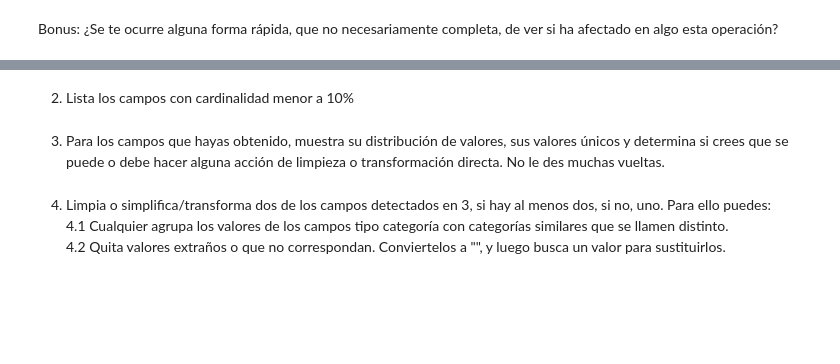
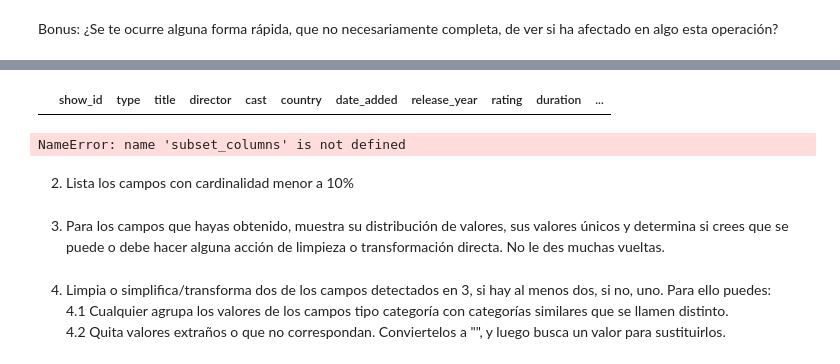
Before and after one commit to Fredmulato93/ONLINE_DS_THEBRIDGE_FRED_MULATO_93, a Jupyter notebook: 03_Analisis_de_Datos/Sprint_05/Unidad_01/Practica_Obligatoria/18_Practica_Obligatoria_ETL.ipynb, the cells around one changed output, grey strips where cells are left out. Cells and saved outputs as stored; diff of their text form; code cells hidden in the pictures; blank space fills up the shorter version.

```diff
--- a/03_Analisis_de_Datos/Sprint_05/Unidad_01/Practica_Obligatoria/18_Practica_Obligatoria_ETL.ipynb
+++ b/03_Analisis_de_Datos/Sprint_05/Unidad_01/Practica_Obligatoria/18_Practica_Obligatoria_ETL.ipynb
@@ -121,6 +126,6 @@ print(cardinalidad_show_id)
 cardinalidad = {}
 
 for columna in df.columns:
-    cardinalidad[columna] = df[columna].nunique()/len(df)*100
+    cardinalidad[columna] = round(df[columna].nunique()/len(df)*100)
 print(cardinalidad)
 # %% [output]
@@ -171,3 +193,9 @@ El primer paso en la limpieza es intentar detectar que campos están "sucios", u
 Vamos a hacer un pequeño análisis siguiendo las pautas anteriores pero sin profundizar en ellas, en tu EDA sí que tendrás que hacerlo. Para ello nos vamos a centrar en los campos con cardinalidad menor que un 10% (el resto requiere un análsis mucho más exahustivo que se nos va fuera del alcance de la práctica, pero, repito en tu EDA tendrás que hacerlo)
 # %% [markdown]
 1. Antes de centrarnos en esos campos, quita los espacios en blanco que pueda haber antes o después de cada valor string. (utiliza el método de cadenas de pandas, `strip`). Por ejemplo (como guía pero no como única solución) recorre con un for el nombre de las columnas y ve aplicando el método columna a columna. Pero puedes hacerlo como tú quieras, claro.
+# %%
+for columna in df.columns:
+    if df[columna].dtype == "o":
+        df[columna] = df[columna].str.strip()
+
+df
@@ -176,2 +231,13 @@ Bonus: ¿Se te ocurre alguna forma rápida, que no necesariamente completa, de v
+# %%
+df.title.drop_duplicates(keep="first", inplace =True)
+# %%
+df.loc[df.title.duplicated(keep= "first")] == False
+# %% [output]
+|  | show_id | type | title | director | cast | country | date_added | release_year | rating | duration | ... |
+# %%
+df.drop_duplicates(subset = subset_columns, inplace=True, ignore_index=True)
+subset_columns = df.columns.to_list()[1:]
+# %% [output]
+NameError: name 'subset_columns' is not defined
 # %% [markdown]
 2. Lista los campos con cardinalidad menor a 10%
```
Also changed, not shown: parts of 9 cells of this notebook, 8 other files.
